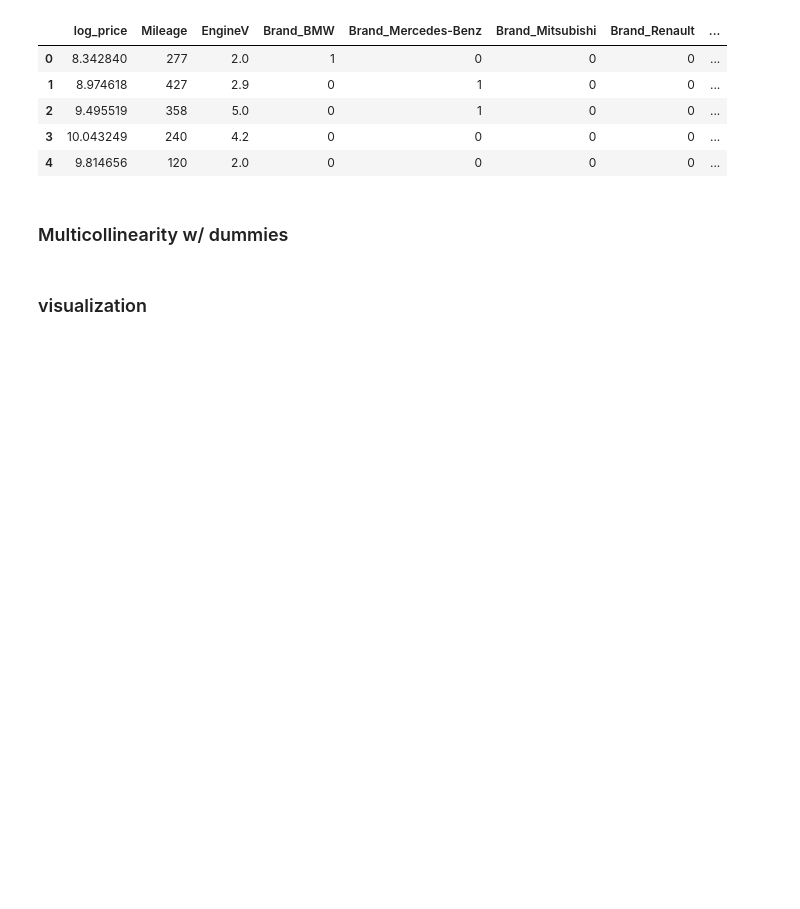
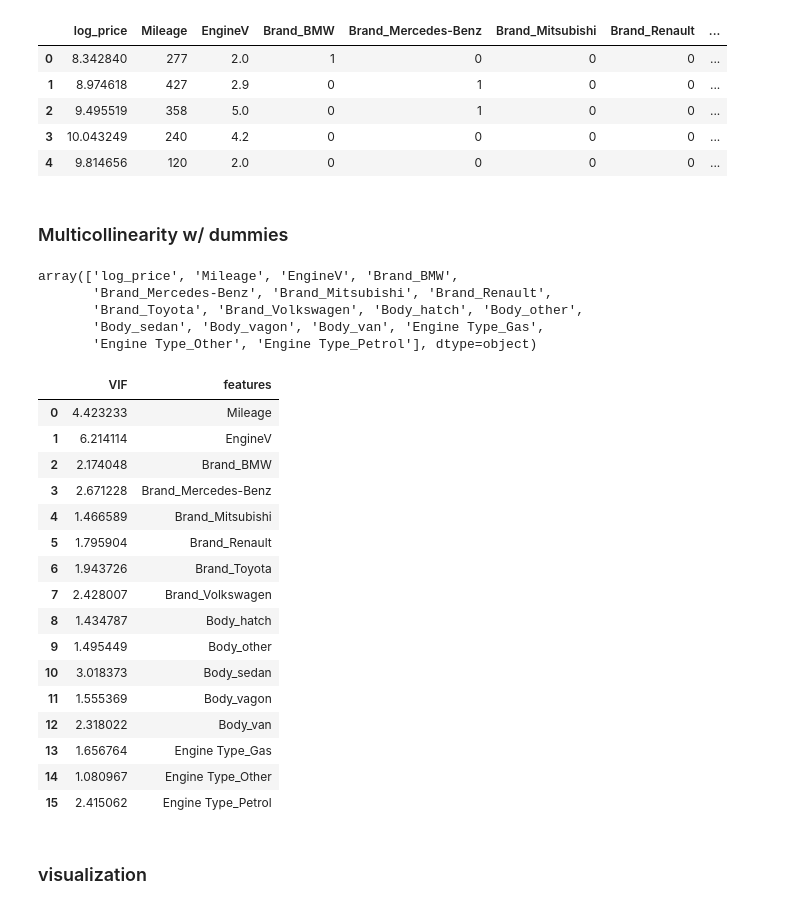
Before and after one commit to tansudasli/analytics-sandbox, a Jupyter notebook: car_sales_lineer_regression.ipynb, the cells around one changed output. Drawn from its saved outputs; the diff is of its cells as text; code cells hidden in the pictures; blank space fills up the shorter version.

```diff
--- a/car_sales_lineer_regression.ipynb
+++ b/car_sales_lineer_regression.ipynb
@@ -363,6 +363,48 @@ data_preprocessed.head()
 | 4 | 9.814656 | 120 | 2.0 | 0 | 0 | 0 | 0 | ... |
 # %% [markdown]
 ### Multicollinearity w/ dummies
+# %%
+data_preprocessed.columns.values
+# %% [output]
+array(['log_price', 'Mileage', 'EngineV', 'Brand_BMW',
+       'Brand_Mercedes-Benz', 'Brand_Mitsubishi', 'Brand_Renault',
+       'Brand_Toyota', 'Brand_Volkswagen', 'Body_hatch', 'Body_other',
+       'Body_sedan', 'Body_vagon', 'Body_van', 'Engine Type_Gas',
+       'Engine Type_Other', 'Engine Type_Petrol'], dtype=object)
+# %%
+from statsmodels.stats.outliers_influence import variance_inflation_factor
+
+## + dummy variables added
+variables = data_preprocessed[['Mileage', 'EngineV', 'Brand_BMW',
+       'Brand_Mercedes-Benz', 'Brand_Mitsubishi', 'Brand_Renault',
+       'Brand_Toyota', 'Brand_Volkswagen', 'Body_hatch', 'Body_other',
+       'Body_sedan', 'Body_vagon', 'Body_van', 'Engine Type_Gas',
+       'Engine Type_Other', 'Engine Type_Petrol']]
+
+vif = pd.DataFrame()
+
+vif['VIF'] = [variance_inflation_factor(variables.values, i) for i in range(variables.shape[1])]
+vif['features'] = variables.columns
+# %%
+vif
+# %% [output]
+|  | VIF | features |
+| 0 | 4.423233 | Mileage |
+| 1 | 6.214114 | EngineV |
+| 2 | 2.174048 | Brand_BMW |
+| 3 | 2.671228 | Brand_Mercedes-Benz |
+| 4 | 1.466589 | Brand_Mitsubishi |
+| 5 | 1.795904 | Brand_Renault |
+| 6 | 1.943726 | Brand_Toyota |
+| 7 | 2.428007 | Brand_Volkswagen |
+| 8 | 1.434787 | Body_hatch |
+| 9 | 1.495449 | Body_other |
+| 10 | 3.018373 | Body_sedan |
+| 11 | 1.555369 | Body_vagon |
+| 12 | 2.318022 | Body_van |
+| 13 | 1.656764 | Engine Type_Gas |
+| 14 | 1.080967 | Engine Type_Other |
+| 15 | 2.415062 | Engine Type_Petrol |
 # %% [markdown]
 ### visualization
 # %% [markdown]
```
